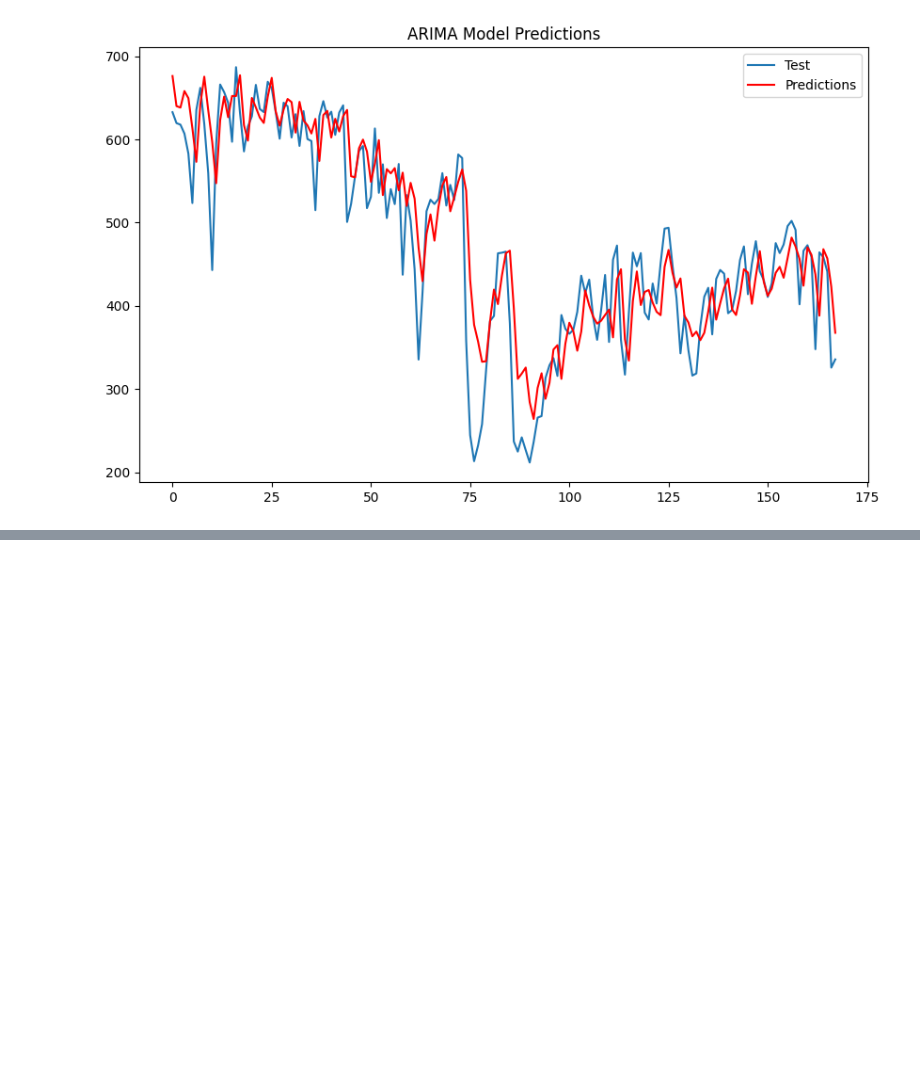
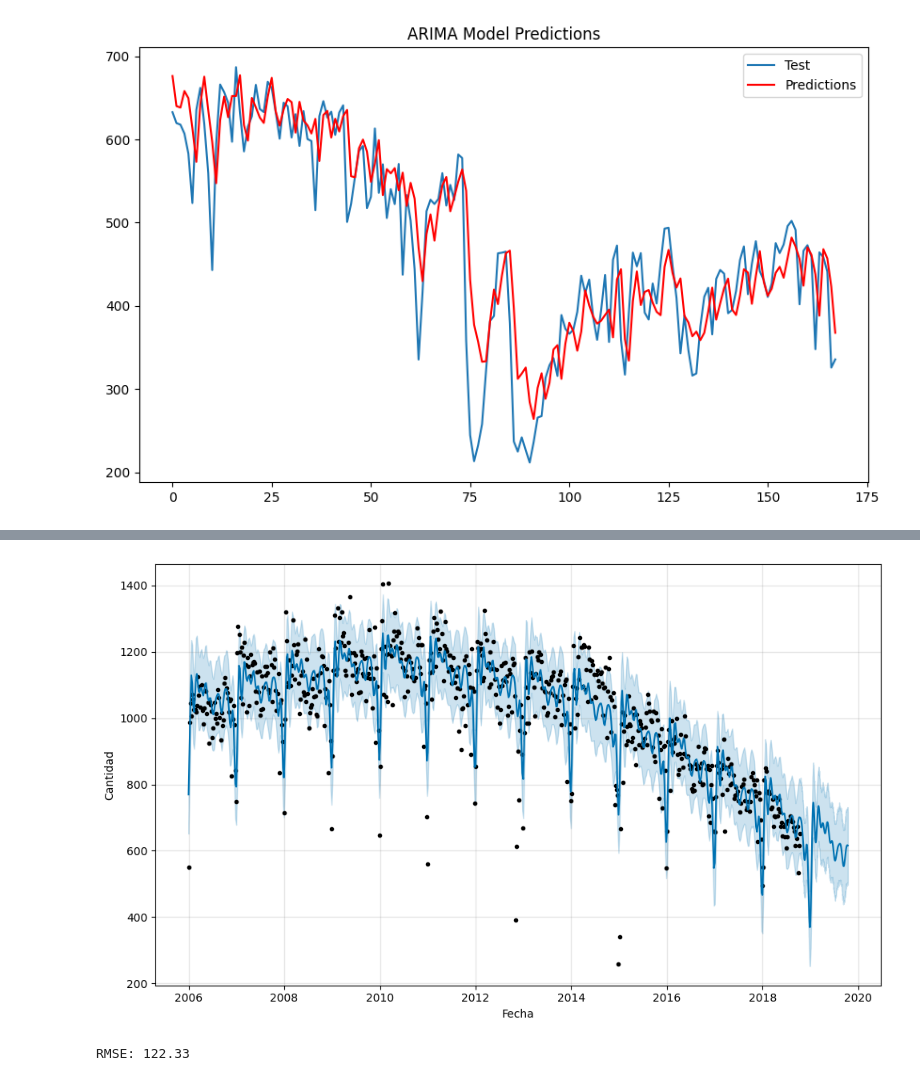
Before and after one commit to matiascapurroriver/predictivoAvanzado, a Jupyter notebook: ST.ipynb, the cells around one changed output, grey strips where cells are left out. Saved outputs shown, nothing was run; the diff lists cells and outputs as text; code cells hidden in the pictures; blank space fills up the shorter version.

Commit message:
prophet semanal

```diff
--- a/ST.ipynb
+++ b/ST.ipynb
@@ -723,0 +736,5 @@ Test RMSE: 54.457
+# %%
+from prophet import Prophet
+
+model = Prophet()
+model.fit(df_train)
@@ -723,0 +745,18 @@ Test RMSE: 54.457
+# %%
+future = model.make_future_dataframe(periods=365)
+
+# Hacer las predicciones
+forecast = model.predict(future)
+# %%
+model.plot(forecast)
+plt.xlabel('Fecha')
+plt.ylabel('Cantidad')
+plt.show()
+# %% [output]
+[figure, added]
+# %%
+forecast = model.predict(df_test)
+rmse = sqrt(mean_squared_error(df_test['y'], forecast['yhat'][-len(df_test):]))
+print(f'RMSE: {round(rmse,2)}')
+# %% [output]
+RMSE: 122.33
```
Also changed, not shown: parts of 4 cells of this notebook.
